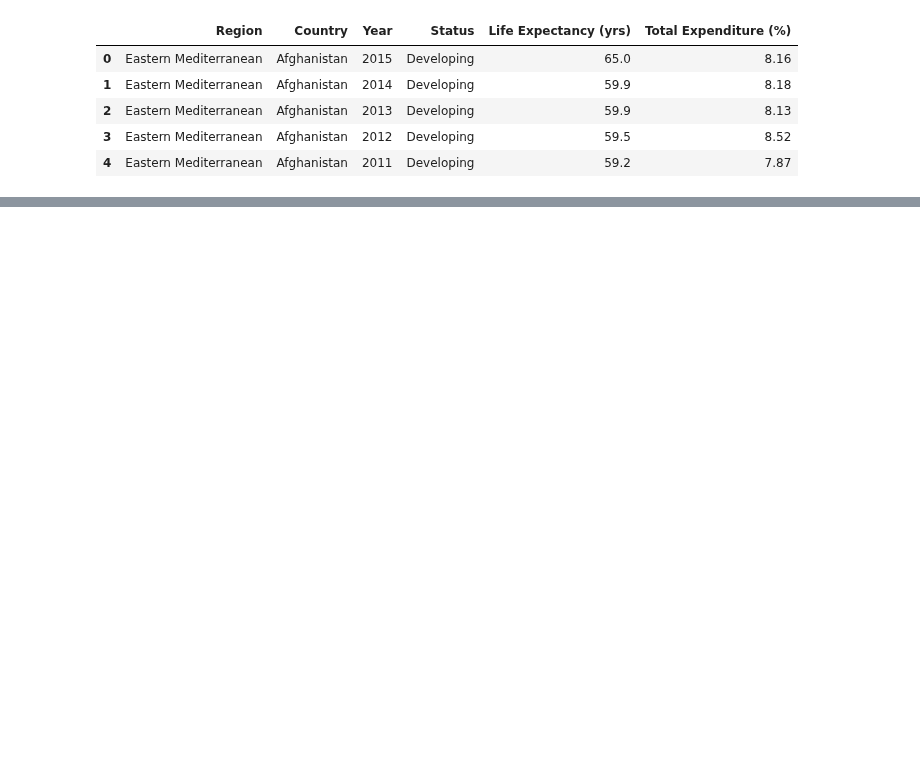
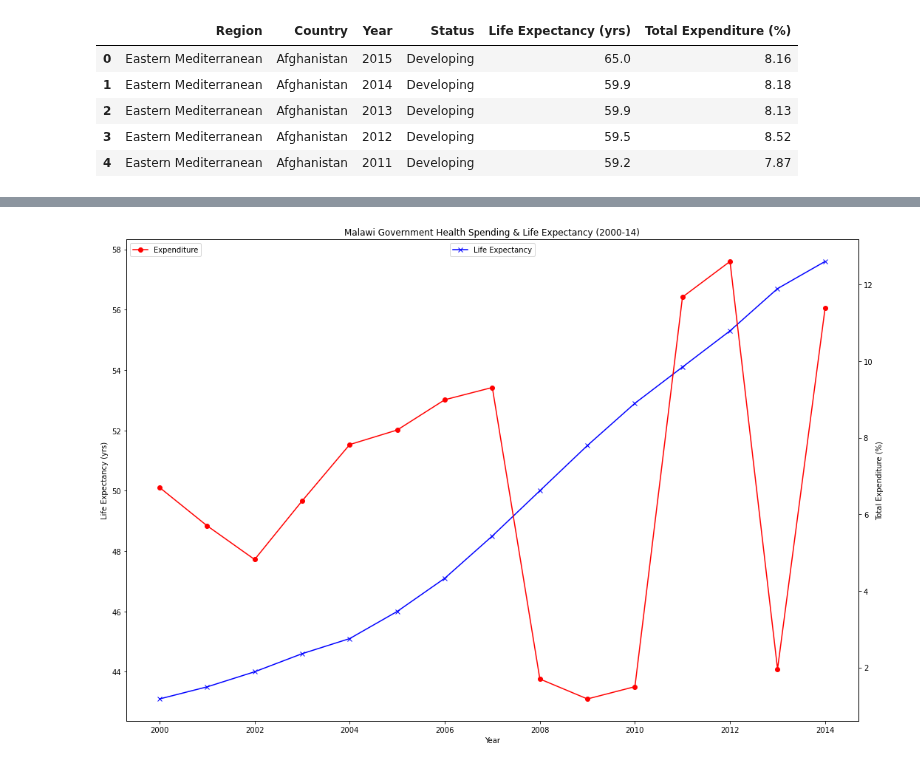
Before and after one commit to jaryan77/TeamTitans_Project_1, a Jupyter notebook: Catie_Starter.ipynb, the cells around one changed output, grey strips where cells are left out. Saved outputs shown, nothing was run; the diff lists cells and outputs as text; code cells hidden in the pictures; blank space fills up the shorter version.

```diff
--- a/Catie_Starter.ipynb
+++ b/Catie_Starter.ipynb
@@ -104,3 +104,5 @@ Status                   2938
 Life Expectancy (yrs)    2928
 Total Expenditure (%)    2712
 dtype: int64
+# %%
+trim_df = trim_df.dropna()
@@ -242,0 +223,4 @@ plt.tight_layout()
+# %%
+# look at one developing nation through the years
+malawi_df = undev_df.loc[undev_df["Country"] == "Malawi"]
+malawi_df
@@ -243,3 +244,34 @@ plt.tight_layout()
+# %%
+# plot gov expenditure and life expectancy over the years for Malawi (developing country)
+fig, ax = plt.subplots(figsize =(15,10))
+
+# twin object for dual y-axes on the same plot
+ax2 = ax.twinx()
+
+# plot first y axis
+line1 = ax.plot(malawi_df["Year"], malawi_df["Life Expectancy (yrs)"], color = "blue", marker = "x", label = "Life Expectancy")
+
+#set x axis label
+ax.set_xlabel("Year")
+# set first y axis label
+ax.set_ylabel("Life Expectancy (yrs)")
+
+# plot second y axis
+line2 = ax2.plot(malawi_df["Year"], malawi_df["Total Expenditure (%)"], color = "red", marker = "o", label="Expenditure")
+# set second y axis label
+ax2.set_ylabel("Total Expenditure (%)")
+
+ax.set_title("Malawi Government Health Spending & Life Expectancy (2000-14)")
+
+ax.legend(loc = "upper center")
+ax2.legend(loc = "upper left")
+
+#save fig and display fig
+plt.savefig("Images/MalawiExpenditure.png")
+plt.tight_layout()
+plt.show()
+# %% [output]
+[figure, added]
 # %%
 # https://www.who.int/data/gho/whs-2020-visual-summary
 # https://apps.who.int/gho/data/node.main.HEALTHFINANCING?lang=en
```
Also changed, not shown: parts of 11 cells of this notebook, 7 other files.
